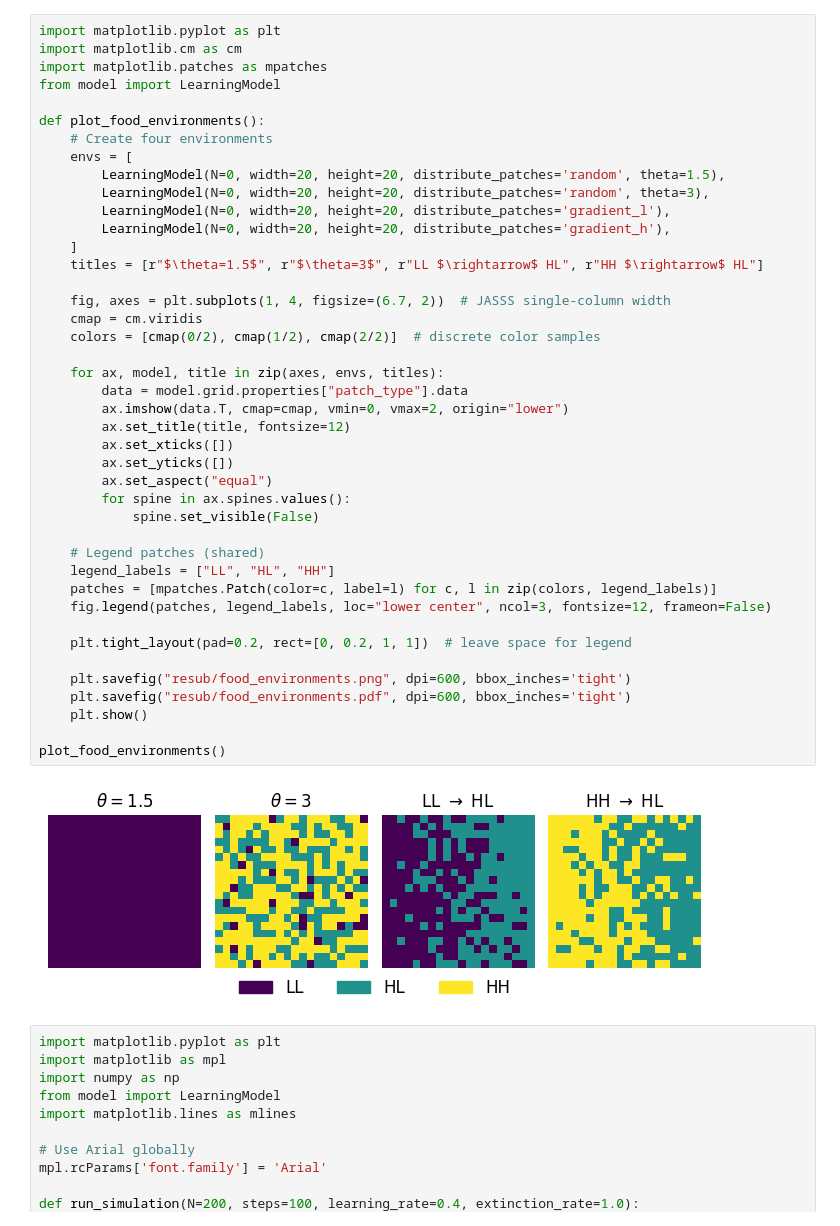
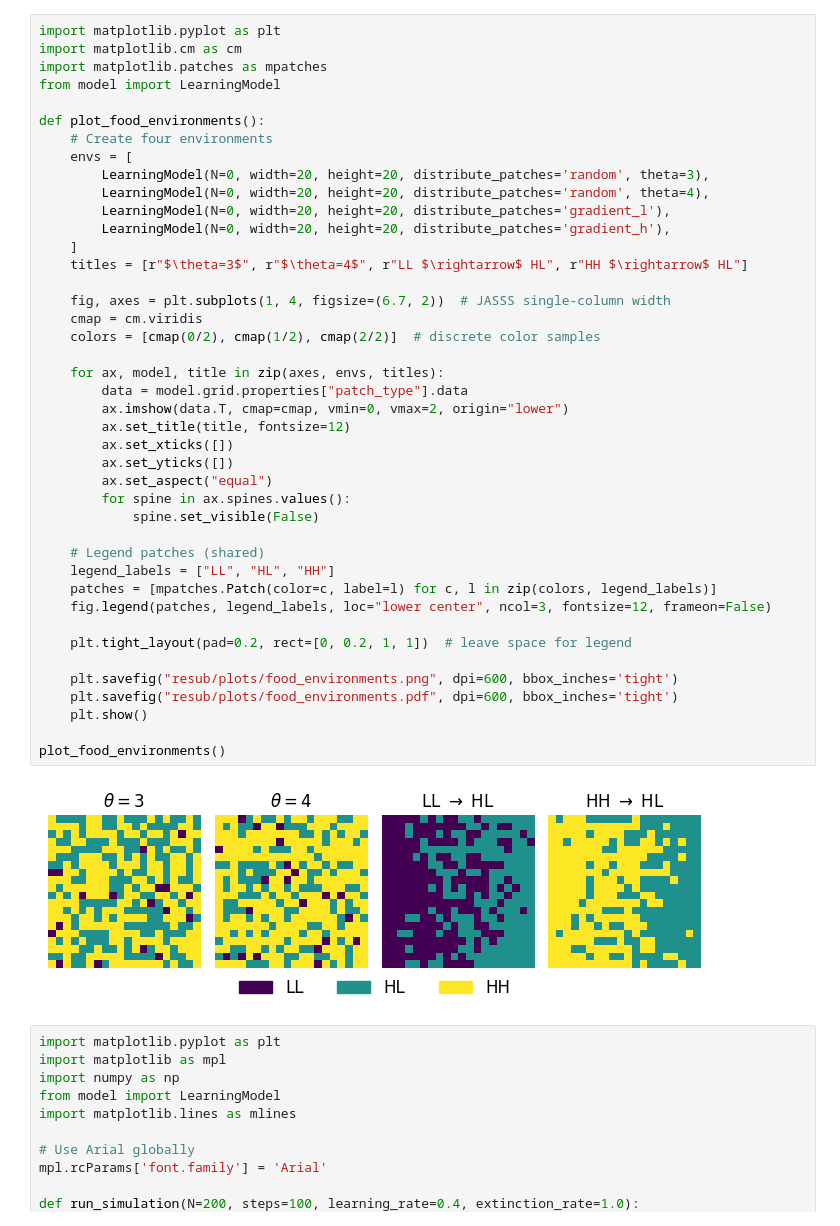
Before and after one commit to Kajijoo/abm, a Jupyter notebook: new.ipynb, the cells around one changed output. Drawn from its saved outputs; the diff is of its cells as text.

```diff
--- a/new.ipynb
+++ b/new.ipynb
@@ -7,41 +7,41 @@ from model import LearningModel
 def plot_food_environments():
     # Create four environments
     envs = [
-        LearningModel(N=0, width=20, height=20, distribute_patches='random', theta=1.5),
         LearningModel(N=0, width=20, height=20, distribute_patches='random', theta=3),
+        LearningModel(N=0, width=20, height=20, distribute_patches='random', theta=4),
         LearningModel(N=0, width=20, height=20, distribute_patches='gradient_l'),
         LearningModel(N=0, width=20, height=20, distribute_patches='gradient_h'),
     ]
-    titles = [r"$\theta=1.5$", r"$\theta=3$", r"LL $\rightarrow$ HL", r"HH $\rightarrow$ HL"]
+    titles = [r"$\theta=3$", r"$\theta=4$", r"LL $\rightarrow$ HL", r"HH $\rightarrow$ HL"]
 
     fig, axes = plt.subplots(1, 4, figsize=(6.7, 2))  # JASSS single-column width
     cmap = cm.viridis
     colors = [cmap(0/2), cmap(1/2), cmap(2/2)]  # discrete color samples
 
     for ax, model, title in zip(axes, envs, titles):
         data = model.grid.properties["patch_type"].data
         ax.imshow(data.T, cmap=cmap, vmin=0, vmax=2, origin="lower")
         ax.set_title(title, fontsize=12)
         ax.set_xticks([])
         ax.set_yticks([])
         ax.set_aspect("equal")
         for spine in ax.spines.values():
             spine.set_visible(False)
 
     # Legend patches (shared)
     legend_labels = ["LL", "HL", "HH"]
     patches = [mpatches.Patch(color=c, label=l) for c, l in zip(colors, legend_labels)]
     fig.legend(patches, legend_labels, loc="lower center", ncol=3, fontsize=12, frameon=False)
 
     plt.tight_layout(pad=0.2, rect=[0, 0.2, 1, 1])  # leave space for legend
 
-    plt.savefig("resub/food_environments.png", dpi=600, bbox_inches='tight')
-    plt.savefig("resub/food_environments.pdf", dpi=600, bbox_inches='tight')
+    plt.savefig("resub/plots/food_environments.png", dpi=600, bbox_inches='tight')
+    plt.savefig("resub/plots/food_environments.pdf", dpi=600, bbox_inches='tight')
     plt.show()
 
 plot_food_environments()
 # %% [output]
-[figure, old version]
+[figure, new version]
 # %%
 import matplotlib.pyplot as plt
 import matplotlib as mpl
```
Also changed, not shown: 3 other files.
